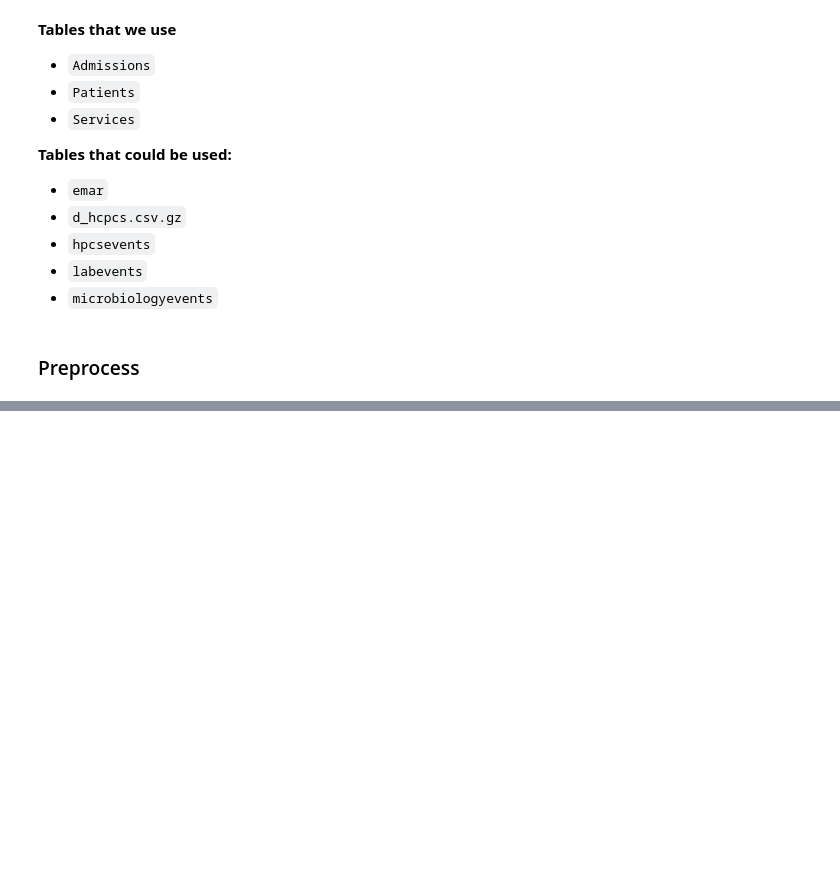
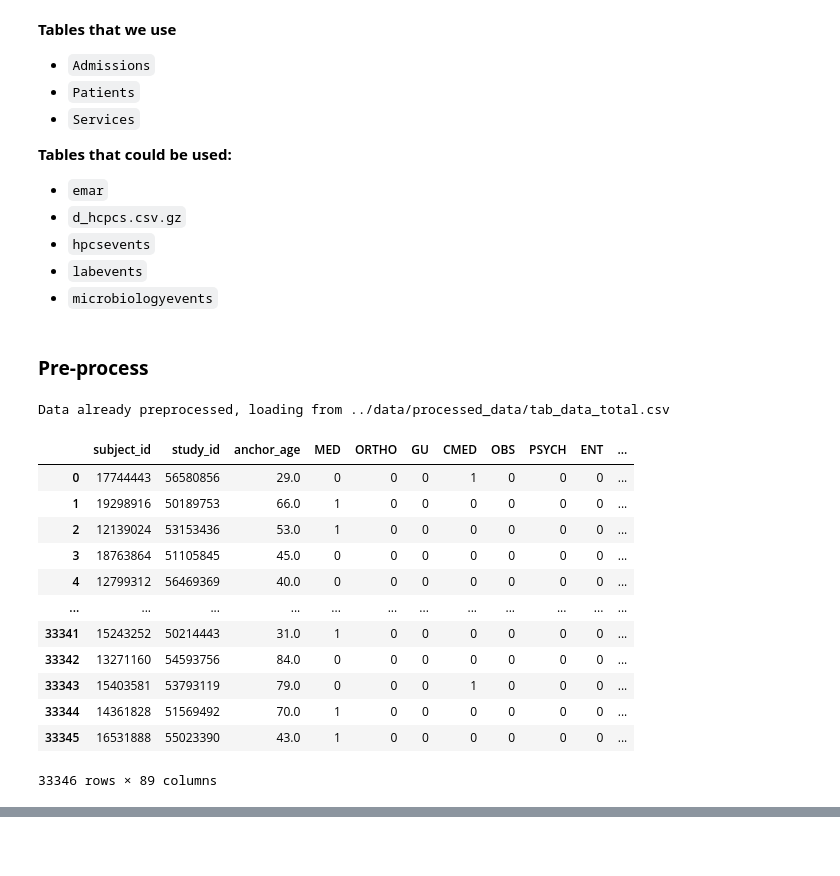
Before and after one commit to silviiaromanato/biomed-team4, a Jupyter notebook: multimodal/preprocessing.ipynb, the cells around one changed output, grey strips where cells are left out. Cells and saved outputs as stored; diff of their text form; code cells hidden in the pictures; blank space fills up the shorter version.

Commit message:
Cleaning up data

```diff
--- a/multimodal/preprocessing.ipynb
+++ b/multimodal/preprocessing.ipynb
@@ -33,5 +33,3 @@ from data import *
 * `hpcsevents`
 * `labevents`
 * `microbiologyevents`
-# %% [markdown]
-### Preprocess
@@ -39,0 +36,22 @@ tab_data = preprocess_data()
+# %% [markdown]
+### **Pre-process**
+# %%
+tabular = preprocess_tabular()
+labels = preprocess_labels()
+
+tabular
+# %% [output]
+Data already preprocessed, loading from ../data/processed_data/tab_data_total.csv
+|  | subject_id | study_id | anchor_age | MED | ORTHO | GU | CMED | OBS | PSYCH | ENT | ... |
+| 0 | 17744443 | 56580856 | 29.0 | 0 | 0 | 0 | 1 | 0 | 0 | 0 | ... |
+| 1 | 19298916 | 50189753 | 66.0 | 1 | 0 | 0 | 0 | 0 | 0 | 0 | ... |
+| 2 | 12139024 | 53153436 | 53.0 | 1 | 0 | 0 | 0 | 0 | 0 | 0 | ... |
+| 3 | 18763864 | 51105845 | 45.0 | 0 | 0 | 0 | 0 | 0 | 0 | 0 | ... |
+| 4 | 12799312 | 56469369 | 40.0 | 0 | 0 | 0 | 0 | 0 | 0 | 0 | ... |
+| ... | ... | ... | ... | ... | ... | ... | ... | ... | ... | ... | ... |
+| 33341 | 15243252 | 50214443 | 31.0 | 1 | 0 | 0 | 0 | 0 | 0 | 0 | ... |
+| 33342 | 13271160 | 54593756 | 84.0 | 0 | 0 | 0 | 0 | 0 | 0 | 0 | ... |
+| 33343 | 15403581 | 53793119 | 79.0 | 0 | 0 | 0 | 1 | 0 | 0 | 0 | ... |
+| 33344 | 14361828 | 51569492 | 70.0 | 1 | 0 | 0 | 0 | 0 | 0 | 0 | ... |
+| 33345 | 16531888 | 55023390 | 43.0 | 1 | 0 | 0 | 0 | 0 | 0 | 0 | ... |
+33346 rows × 89 columns
```
Also changed, not shown: parts of 4 cells of this notebook, 2 other files.
